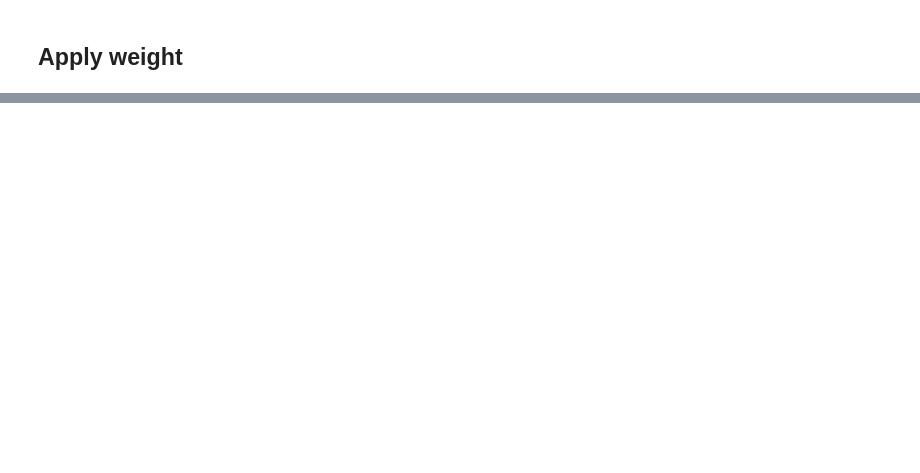
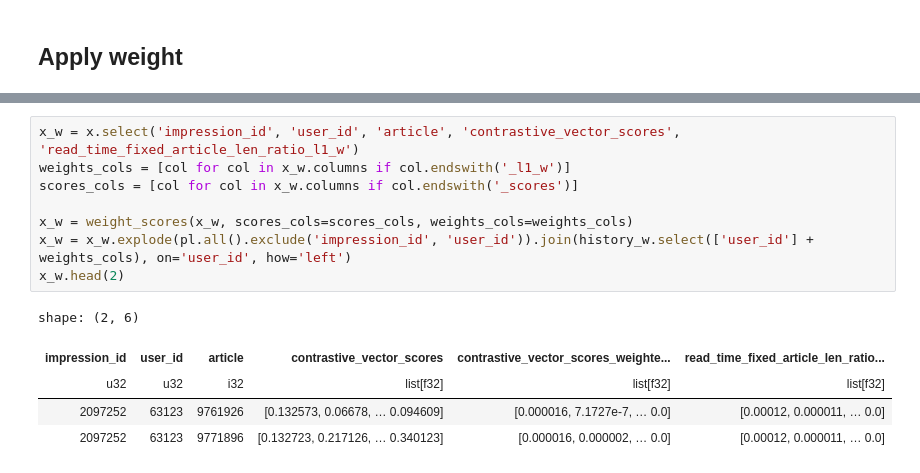
Before and after one commit to recsyspolimi/recsys-challenge-2024-ekstrabladet, a Jupyter notebook: notebooks/embedding/scores_embedding.ipynb, the cells around one changed output, grey strips where cells are left out. Drawn from its saved outputs; the diff is of its cells as text; blank space fills up the shorter version.

```diff
--- a/notebooks/embedding/scores_embedding.ipynb
+++ b/notebooks/embedding/scores_embedding.ipynb
@@ -472,0 +503,14 @@ shape: (2, 5)
+# %%
+x_w = x.select('impression_id', 'user_id', 'article', 'contrastive_vector_scores', 'read_time_fixed_article_len_ratio_l1_w')
+weights_cols = [col for col in x_w.columns if col.endswith('_l1_w')]
+scores_cols = [col for col in x_w.columns if col.endswith('_scores')]
+
+x_w = weight_scores(x_w, scores_cols=scores_cols, weights_cols=weights_cols)
+x_w = x_w.explode(pl.all().exclude('impression_id', 'user_id')).join(history_w.select(['user_id'] + weights_cols), on='user_id', how='left')
+x_w.head(2)
+# %% [output]
+shape: (2, 6)
+| impression_id | user_id | article | contrastive_vector_scores | contrastive_vector_scores_weighte... | read_time_fixed_article_len_ratio... |
+| u32 | u32 | i32 | list[f32] | list[f32] | list[f32] |
+| 2097252 | 63123 | 9761926 | [0.132573, 0.06678, … 0.094609] | [0.000016, 7.1727e-7, … 0.0] | [0.00012, 0.000011, … 0.0] |
+| 2097252 | 63123 | 9771896 | [0.132723, 0.217126, … 0.340123] | [0.000016, 0.000002, … 0.0] | [0.00012, 0.000011, … 0.0] |
```
Also changed, not shown: parts of 17 cells of this notebook, 2 other files.
